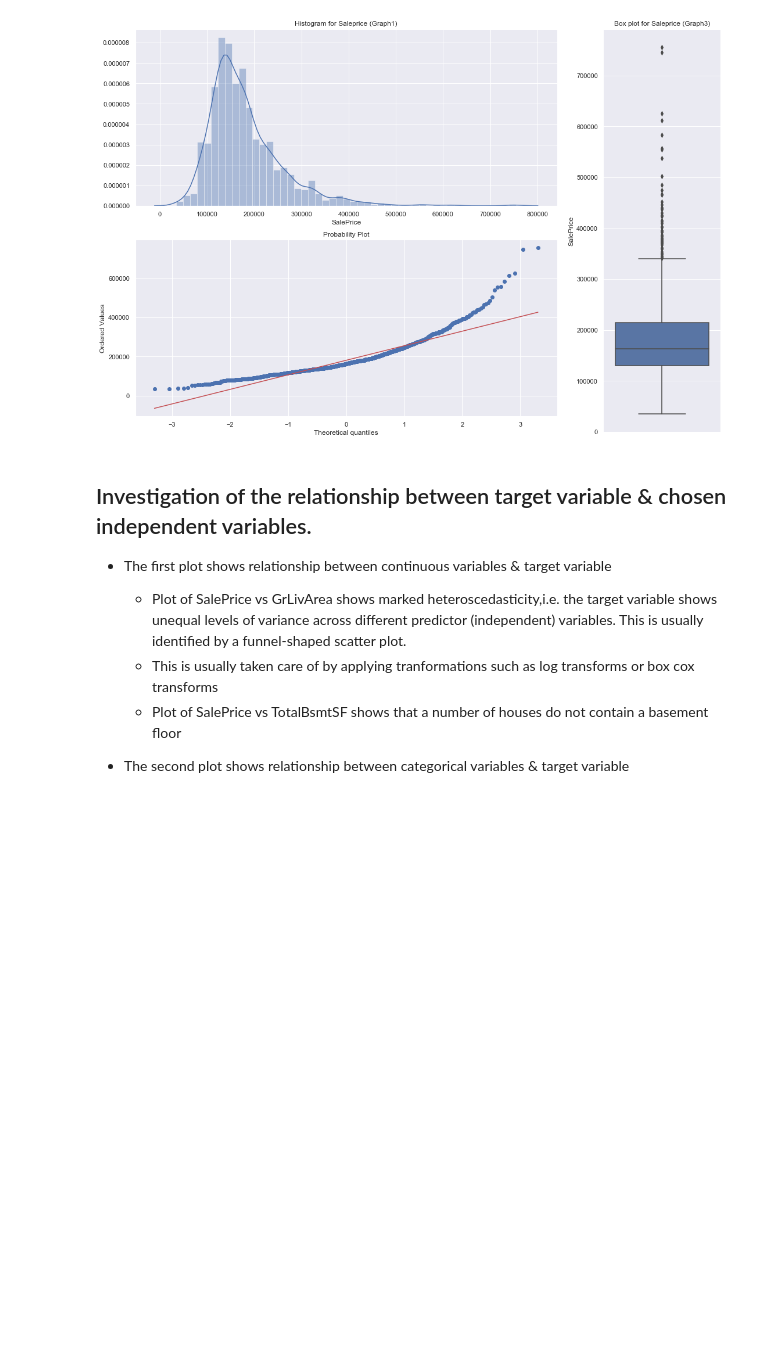
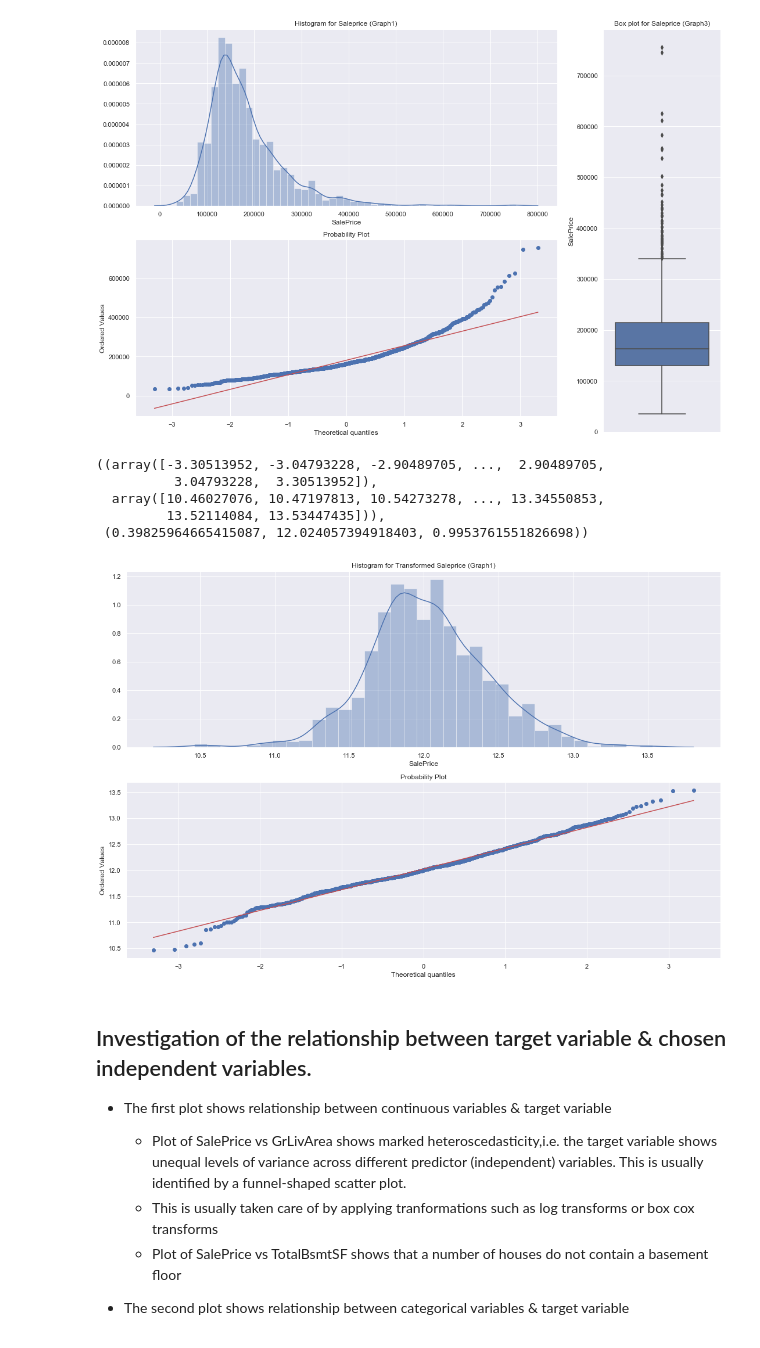
Before and after one commit to sayan31/kaggle-housing-prices-prediction-competition, a Jupyter notebook: housing_prices_predictor_model.ipynb, the cells around one changed output. Saved outputs shown, nothing was run; the diff lists cells and outputs as text; code cells hidden in the pictures; blank space fills up the shorter version.

```diff
--- a/housing_prices_predictor_model.ipynb
+++ b/housing_prices_predictor_model.ipynb
@@ -104,6 +112,28 @@ print("Kurtosis: %f" % df_train['SalePrice'].kurt())
 Skewness: 1.882876
 Kurtosis: 6.536282
 [figure]
+# %%
+# Transforming the target variable to conform to normal distribution
+# Log-transforming the target variable i.e. SalePrice
+df_train["SalePrice"] = np.log1p(df_train["SalePrice"])
+
+saleprice_xform_figure=plt.figure(constrained_layout=True,figsize=(15,10))
+saleprice_xform_grid = saleprice_xform_figure.add_gridspec(2,1)
+
+hist_xform_plot=saleprice_xform_figure.add_subplot(saleprice_xform_grid[0,:])
+hist_xform_plot.set_title('Histogram for Transformed Saleprice (Graph1)')
+sns.distplot(df_train.SalePrice,norm_hist=True, ax = hist_xform_plot)
+
+qq_xform_plot=saleprice_xform_figure.add_subplot(saleprice_xform_grid[1,:])
+qq_xform_plot.set_title('QQ plot for Transformed Saleprice (Graph2)')
+stats.probplot(df_train['SalePrice'], plot = qq_xform_plot)
+# %% [output]
+((array([-3.30513952, -3.04793228, -2.90489705, ...,  2.90489705,
+          3.04793228,  3.30513952]),
+  array([10.46027076, 10.47197813, 10.54273278, ..., 13.34550853,
+         13.52114084, 13.53447435])),
+ (0.39825964665415087, 12.024057394918403, 0.9953761551826698))
+[figure, added]
 # %% [markdown]
 ## Investigation of the relationship between target variable & chosen independent variables.
  - The first plot shows relationship between continuous variables & target variable
```
Also changed, not shown: parts of 31 cells of this notebook.
